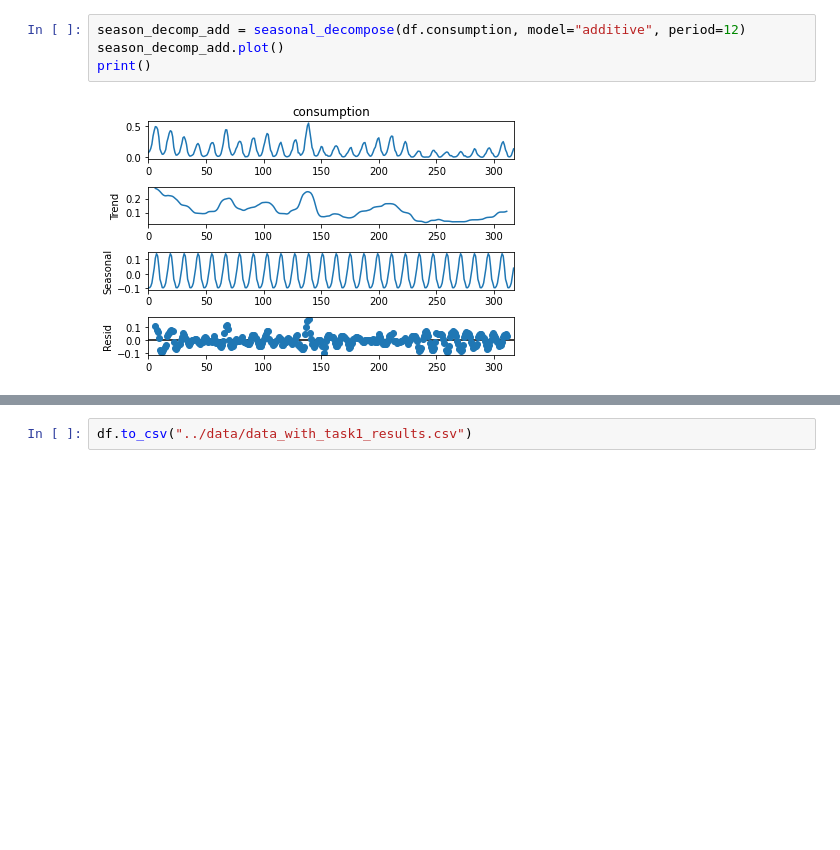
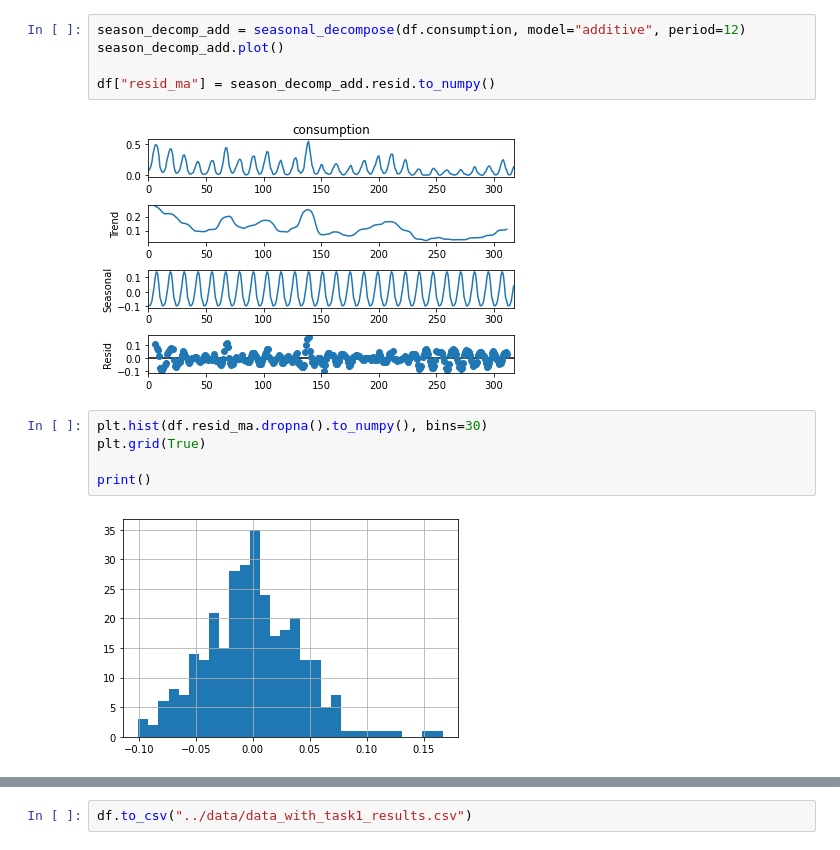
Before and after one commit to jcierocki/INGModellingContest, a Jupyter notebook: notebooks/task1.ipynb, the cells around one changed output, grey strips where cells are left out. Cells and saved outputs as stored; diff of their text form; blank space fills up the shorter version.

Commit message:
Fixes to and reorganization of autocorrelation, decomposition and outlier analysis

```diff
--- a/notebooks/task1.ipynb
+++ b/notebooks/task1.ipynb
@@ -70,6 +64,14 @@ df.diff().plot(x = "date", legend = False, title = "Hard coal consumption per ca
 # %%
 season_decomp_add = seasonal_decompose(df.consumption, model="additive", period=12)
 season_decomp_add.plot()
-print()
+
+df["resid_ma"] = season_decomp_add.resid.to_numpy()
 # %% [output]
 [figure]
+# %%
+plt.hist(df.resid_ma.dropna().to_numpy(), bins=30)
+plt.grid(True)
+
+print()
+# %% [output]
+[figure, added]
```
Also changed, not shown: parts of 16 cells of this notebook, 1 other file.
